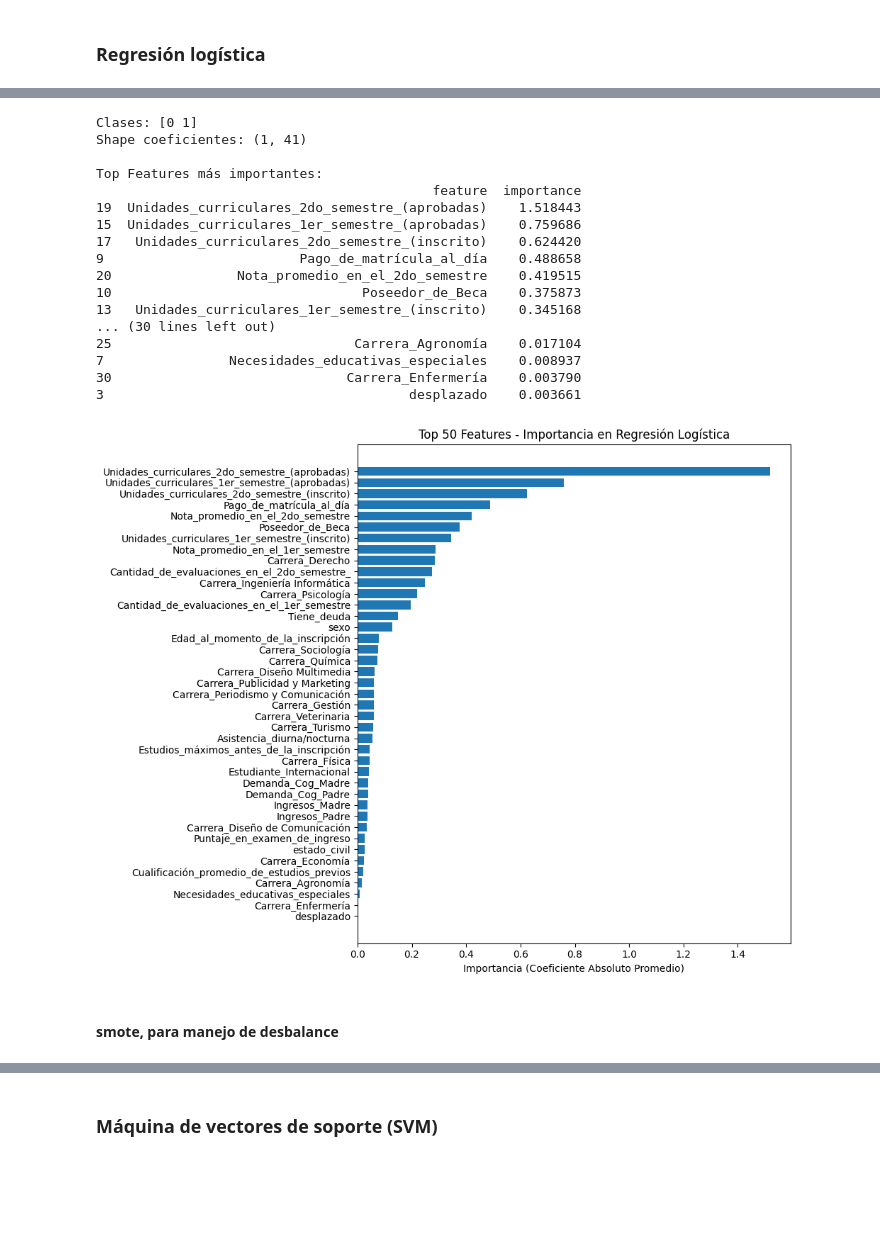
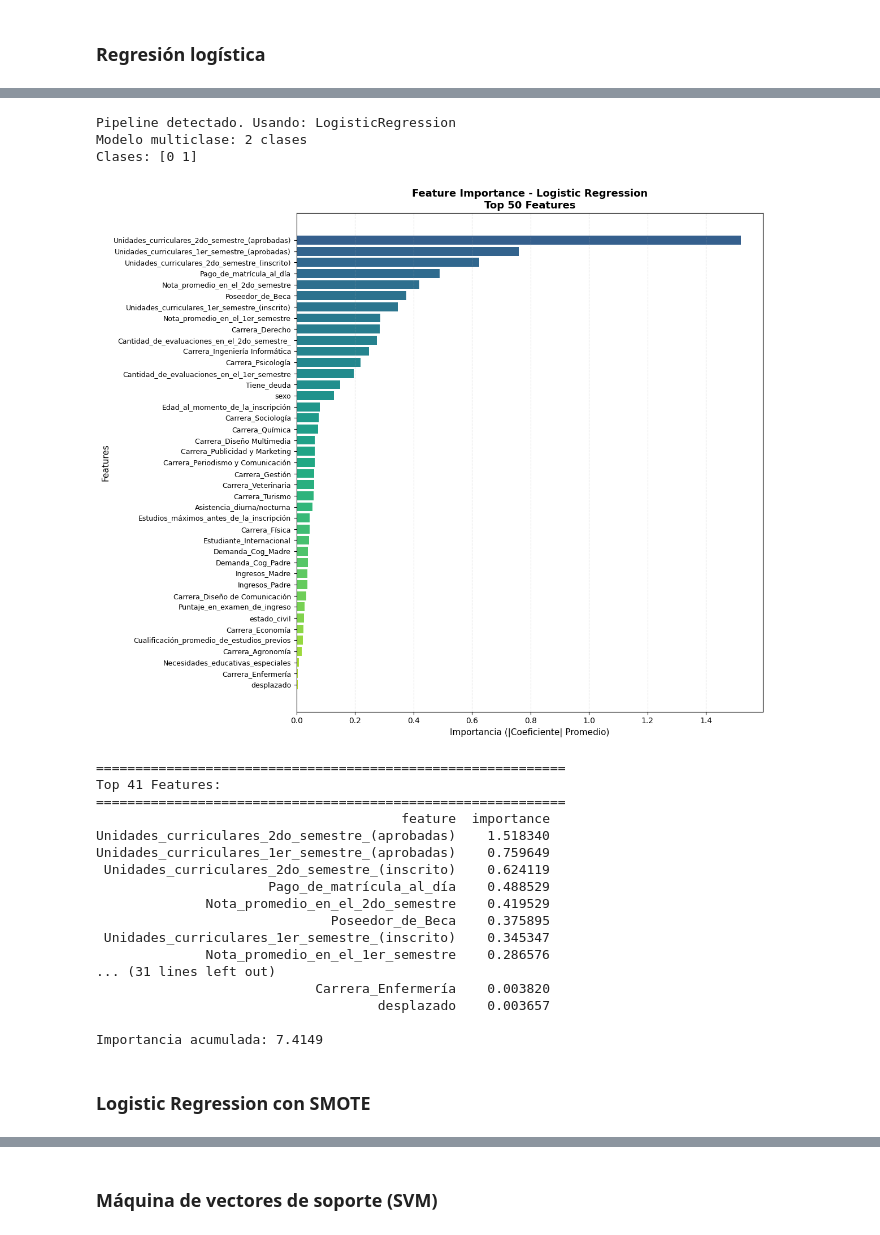
Before and after one commit to SofiaForni/aprendizaje_automatico_desertores, a Jupyter notebook: notebooks/modelos_target_binaria.ipynb, the cells around one changed output, grey strips where cells are left out. Cells and saved outputs as stored; diff of their text form; code cells hidden in the pictures; blank space fills up the shorter version.

```diff
--- a/notebooks/modelos_target_binaria.ipynb
+++ b/notebooks/modelos_target_binaria.ipynb
@@ -107,55 +165,32 @@ weighted avg       0.86      0.86      0.86     11502
 # %%
-# Obtener los coeficientes del modelo
-coeficientes = modelo_lr.coef_  # o modelo_lr según cuál uses
-feature_names = X_train.columns
-
-# Para multiclase, tenemos coeficientes para cada clase
-n_classes = len(modelo_lr.classes_)
-print(f"Clases: {modelo_lr.classes_}")
-print(f"Shape coeficientes: {coeficientes.shape}")
-
-# Calcular importancia absoluta promedio
-importancia_abs = np.mean(np.abs(coeficientes), axis=0)
-
-# Crear DataFrame con importancias
-feature_importance_df = pd.DataFrame({
-    'feature': feature_names,
-    'importance': importancia_abs
-}).sort_values('importance', ascending=False)
-
-print("\nTop Features más importantes:")
-print(feature_importance_df.head(50))
+feature_importance_df = analyzer.plot_feature_importance(
+    modelo=best_pipeline,
+    X_train=X_train,
+    top_n=50,
+    figsize=(12, 10)
+)
 # %% [output]
+Pipeline detectado. Usando: LogisticRegression
+Modelo multiclase: 2 clases
 Clases: [0 1]
-Shape coeficientes: (1, 41)
-
-Top Features más importantes:
-                                           feature  importance
-19  Unidades_curriculares_2do_semestre_(aprobadas)    1.518443
-15  Unidades_curriculares_1er_semestre_(aprobadas)    0.759686
-17   Unidades_curriculares_2do_semestre_(inscrito)    0.624420
-9                         Pago_de_matrícula_al_día    0.488658
-20                Nota_promedio_en_el_2do_semestre    0.419515
-10                                Poseedor_de_Beca    0.375873
-13   Unidades_curriculares_1er_semestre_(inscrito)    0.345168
-... (30 lines left out)
-25                               Carrera_Agronomía    0.017104
-7                Necesidades_educativas_especiales    0.008937
-30                              Carrera_Enfermería    0.003790
-3                                       desplazado    0.003661
+[figure, added]
+============================================================
+Top 41 Features:
+============================================================
+                                       feature  importance
+Unidades_curriculares_2do_semestre_(aprobadas)    1.518340
+Unidades_curriculares_1er_semestre_(aprobadas)    0.759649
+ Unidades_curriculares_2do_semestre_(inscrito)    0.624119
+                      Pago_de_matrícula_al_día    0.488529
+              Nota_promedio_en_el_2do_semestre    0.419529
+                              Poseedor_de_Beca    0.375895
+ Unidades_curriculares_1er_semestre_(inscrito)    0.345347
+              Nota_promedio_en_el_1er_semestre    0.286576
+... (31 lines left out)
+                            Carrera_Enfermería    0.003820
+                                    desplazado    0.003657
+
+Importancia acumulada: 7.4149
-# %%
-# Plot de las top features
-plt.figure(figsize=(10, 8))
-top_features = feature_importance_df.head(50)
-plt.barh(range(len(top_features)), top_features['importance'])
-plt.yticks(range(len(top_features)), top_features['feature'])
-plt.xlabel('Importancia (Coeficiente Absoluto Promedio)')
-plt.title('Top 50 Features - Importancia en Regresión Logística')
-plt.gca().invert_yaxis()
-plt.tight_layout()
-plt.show()
-# %% [output]
-[figure, removed]
 # %% [markdown]
-#### smote, para manejo de desbalance
+### Logistic Regression con SMOTE
 # %%
```
Also changed, not shown: parts of 54 cells of this notebook, 2 other files.
